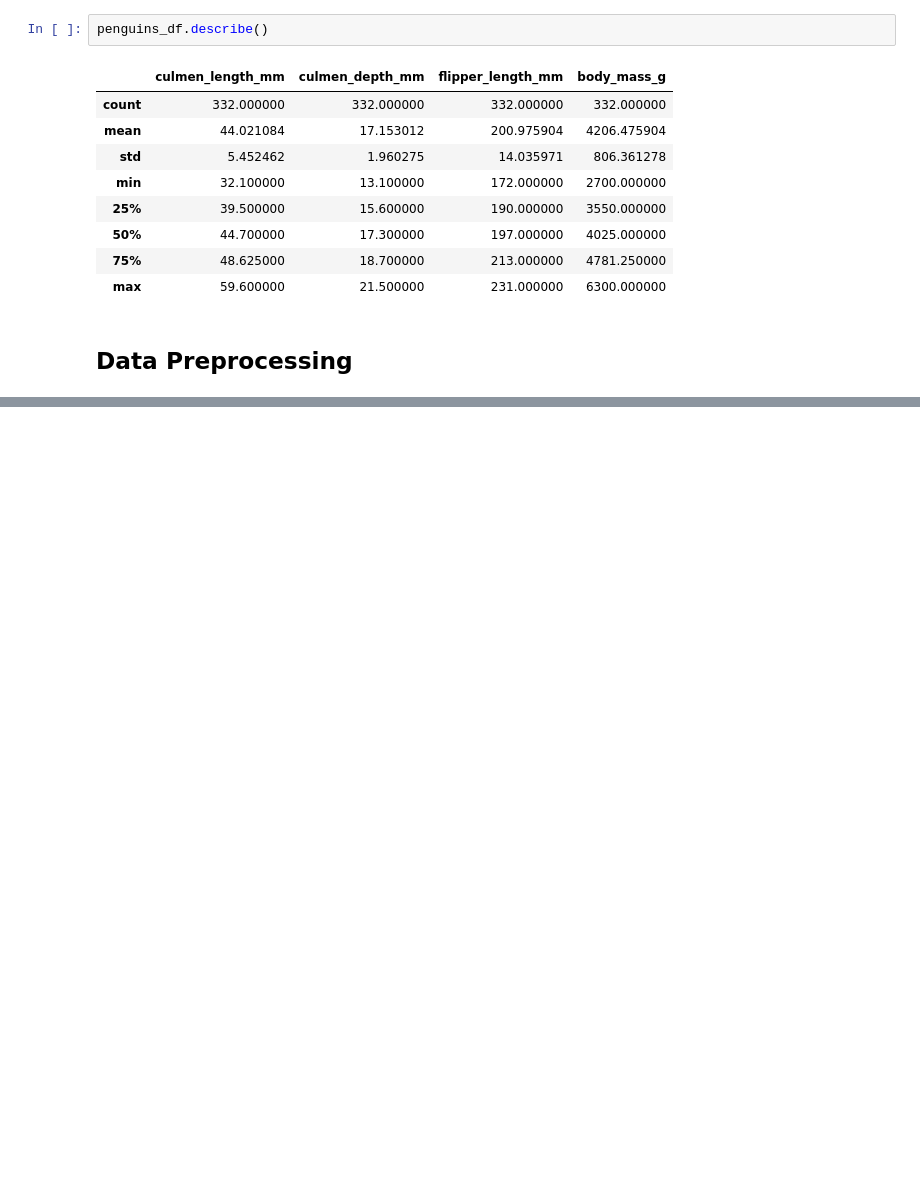
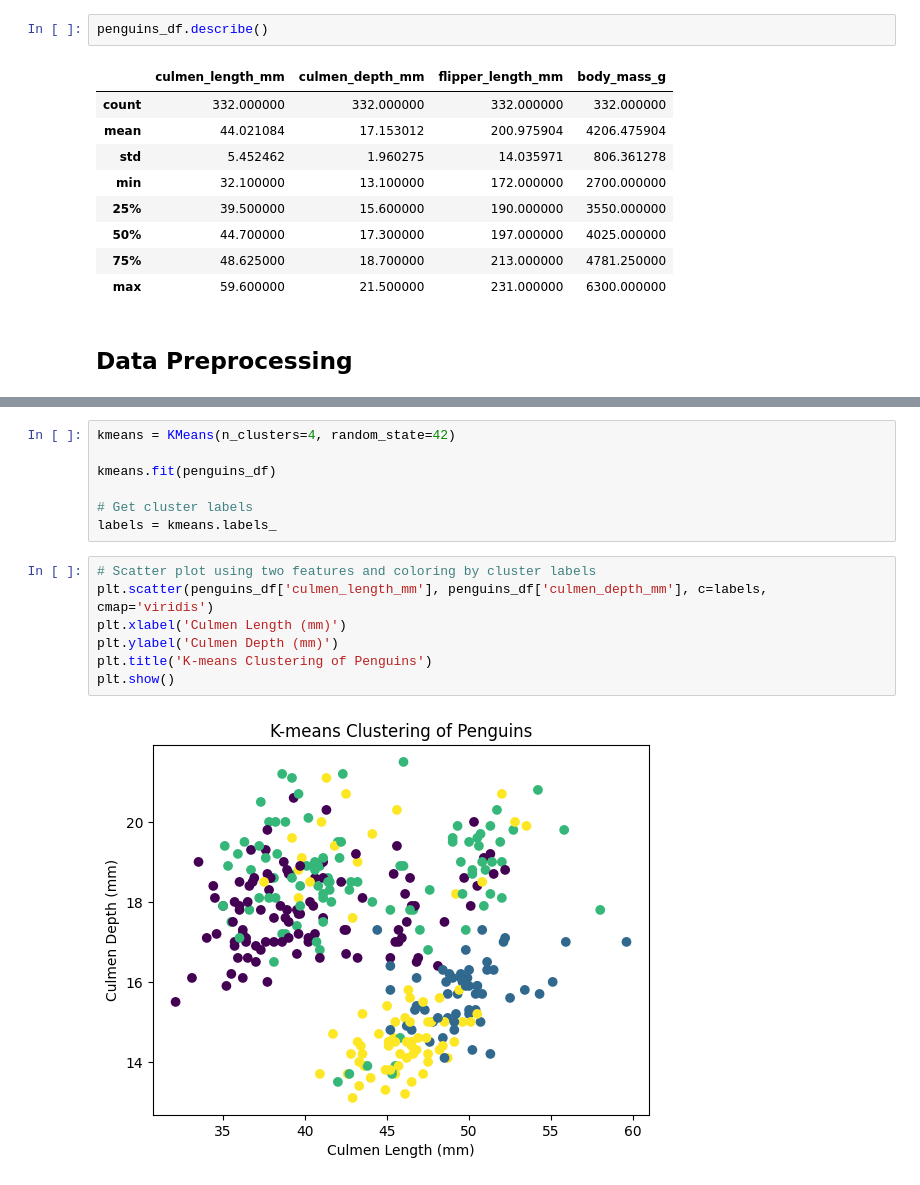
Before and after one commit to matchi-1/Clustering-Antarctic-Penguin-Species, a Jupyter notebook: notebooks/Clustering-Antartic-Penguins.ipynb, the cells around one changed output, grey strips where cells are left out. Cells and saved outputs as stored; diff of their text form; blank space fills up the shorter version.

```diff
--- a/notebooks/Clustering-Antartic-Penguins.ipynb
+++ b/notebooks/Clustering-Antartic-Penguins.ipynb
@@ -66,0 +123,16 @@ dtype: int64
+# %%
+kmeans = KMeans(n_clusters=4, random_state=42)
+
+kmeans.fit(penguins_df)
+
+# Get cluster labels
+labels = kmeans.labels_
+# %%
+# Scatter plot using two features and coloring by cluster labels
+plt.scatter(penguins_df['culmen_length_mm'], penguins_df['culmen_depth_mm'], c=labels, cmap='viridis')
+plt.xlabel('Culmen Length (mm)')
+plt.ylabel('Culmen Depth (mm)')
+plt.title('K-means Clustering of Penguins')
+plt.show()
+# %% [output]
+[figure, added]
```
Also changed, not shown: parts of 15 cells of this notebook.
